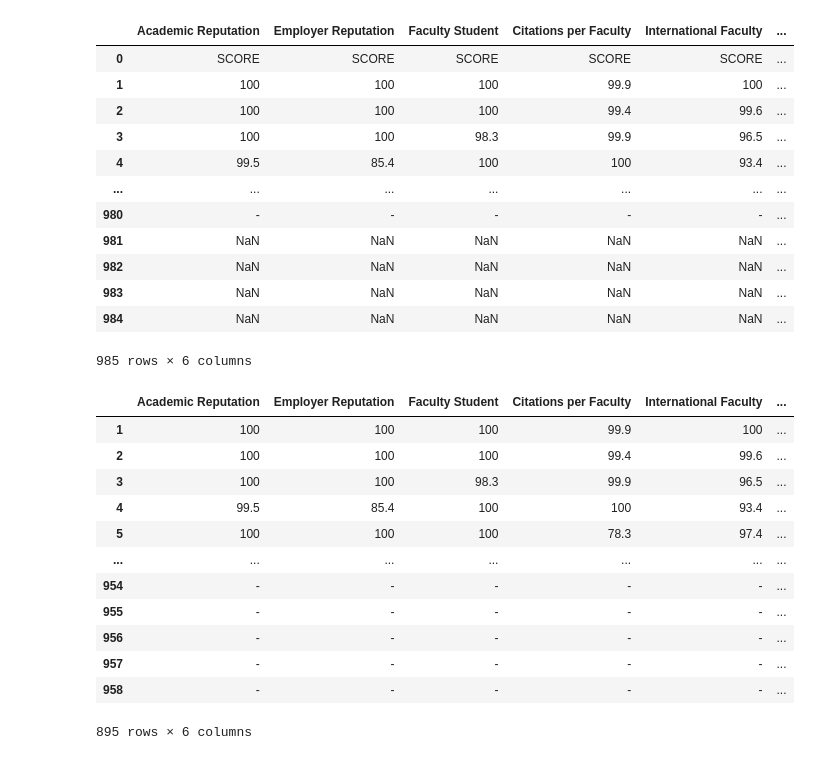
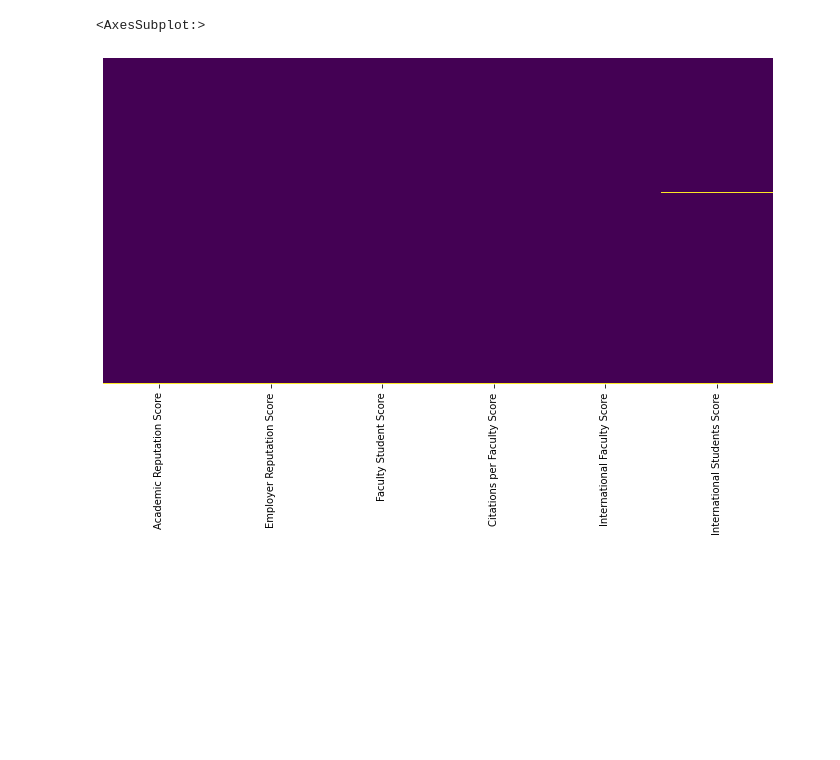
Before and after one commit to tcharrisson/PP22-C628, a Jupyter notebook: apriori project pp.ipynb, the cells around one changed output. Cells and saved outputs as stored; diff of their text form; code cells hidden in the pictures; blank space fills up the shorter version.

```diff
--- a/apriori project pp.ipynb
+++ b/apriori project pp.ipynb
@@ -67,0 +67,25 @@ university_ranking18
+# %%
+# Resolving columns
+def resolve_columns(df: pd.core.frame.DataFrame) -> list:
+    cols = []
+    rankNumber = 1
+    for column in df:
+        if column[0].startswith('Unnamed'):
+            if column[1].startswith('RANK'):
+                cols.append(column[1] + '_' + str(rankNumber))
+                rankNumber +=1
+            else:
+                cols.append(column[1])
+        elif column[1].startswith('Unnamed'):
+            if column[0].startswith('RANK'):
+                cols.append(column[0] + '_' + str(rankNumber))
+                rankNumber +=1
+            else:
+                cols.append(column[0])
+        else:
+            cols.append(column[0] + ' ' + column[1].capitalize())
+    return cols
+# %%
+university_ranking18.columns = resolve_columns(university_ranking18)
+university_ranking19.columns = resolve_columns(university_ranking19)
+university_ranking20.columns = resolve_columns(university_ranking20)
@@ -68,21 +133,12 @@ university_ranking18
 # %%
 #columns used for the determination of the rankings will be saved in a variable called det_columns
 det_columns = [
-    'Academic Reputation', 'Employer Reputation', 'Faculty Student',
-    'Citations per Faculty', 'International Faculty', 'International Students'
+    'Academic Reputation Score', 'Employer Reputation Score', 'Faculty Student Score',
+    'Citations per Faculty Score', 'International Faculty Score', 'International Students Score'
 ]
-university_ranking18[det_columns]
+plt.figure(figsize=(12,6))
+sns.heatmap(university_ranking18[det_columns].isnull(), cmap='viridis', cbar=False, yticklabels=False)
+# yellow color means null value
 # %% [output]
-|  | Academic Reputation | Employer Reputation | Faculty Student | Citations per Faculty | International Faculty | ... |
-| 0 | SCORE | SCORE | SCORE | SCORE | SCORE | ... |
-| 1 | 100 | 100 | 100 | 99.9 | 100 | ... |
-| 2 | 100 | 100 | 100 | 99.4 | 99.6 | ... |
-| 3 | 100 | 100 | 98.3 | 99.9 | 96.5 | ... |
-| 4 | 99.5 | 85.4 | 100 | 100 | 93.4 | ... |
-| ... | ... | ... | ... | ... | ... | ... |
-| 980 | - | - | - | - | - | ... |
-| 981 | NaN | NaN | NaN | NaN | NaN | ... |
-| 982 | NaN | NaN | NaN | NaN | NaN | ... |
-| 983 | NaN | NaN | NaN | NaN | NaN | ... |
-| 984 | NaN | NaN | NaN | NaN | NaN | ... |
-985 rows × 6 columns
+<AxesSubplot:>
+[figure, added]
@@ -91,16 +144,0 @@ filtered_2018_data = university_ranking18.dropna(axis=0)
-# %%
-filtered_2018_data[det_columns]
-# %% [output]
-|  | Academic Reputation | Employer Reputation | Faculty Student | Citations per Faculty | International Faculty | ... |
-| 1 | 100 | 100 | 100 | 99.9 | 100 | ... |
-| 2 | 100 | 100 | 100 | 99.4 | 99.6 | ... |
-| 3 | 100 | 100 | 98.3 | 99.9 | 96.5 | ... |
-| 4 | 99.5 | 85.4 | 100 | 100 | 93.4 | ... |
-| 5 | 100 | 100 | 100 | 78.3 | 97.4 | ... |
-| ... | ... | ... | ... | ... | ... | ... |
-| 954 | - | - | - | - | - | ... |
-| 955 | - | - | - | - | - | ... |
-| 956 | - | - | - | - | - | ... |
-| 957 | - | - | - | - | - | ... |
-| 958 | - | - | - | - | - | ... |
-895 rows × 6 columns
```
Also changed, not shown: parts of 25 cells of this notebook, 2 other files.
